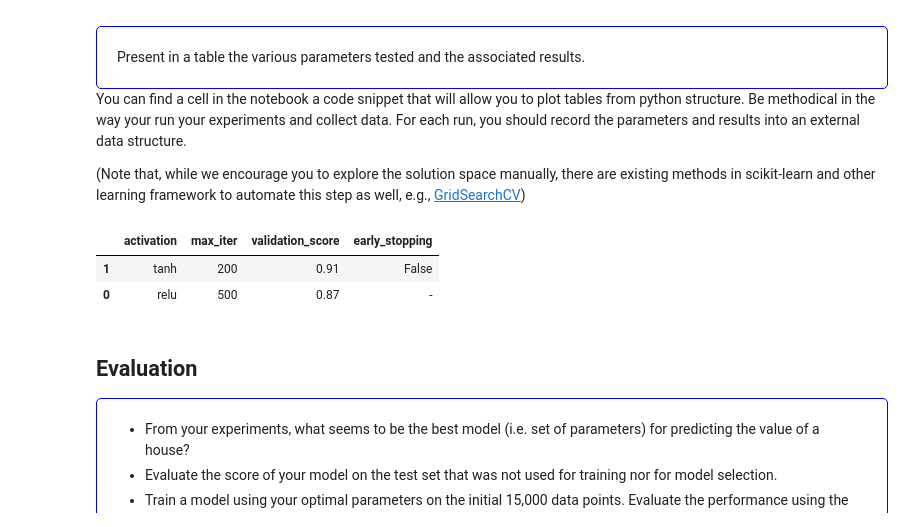
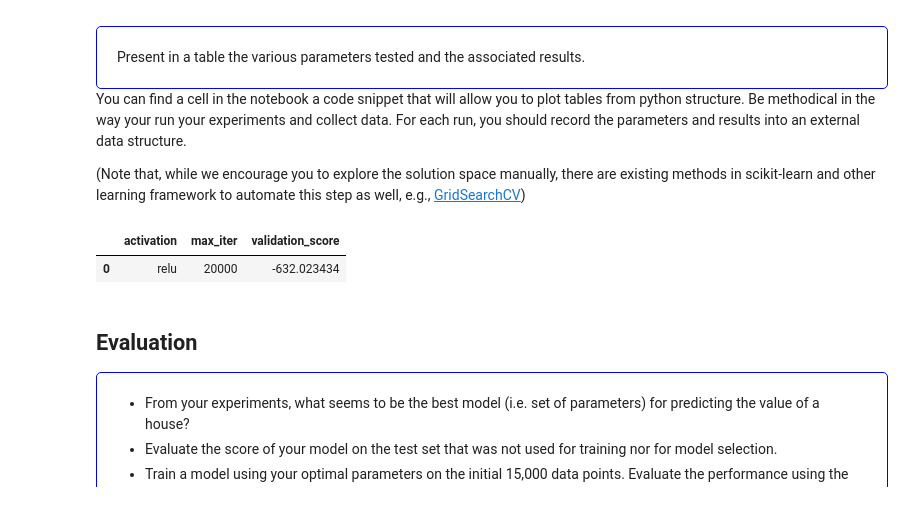
Before and after one commit to hilire31/machine-learning, a Jupyter notebook: mlp.ipynb, the cells around one changed output. Drawn from its saved outputs; the diff is of its cells as text; code cells hidden in the pictures.

Commit message:
adding memory for experiments

```diff
--- a/mlp.ipynb
+++ b/mlp.ipynb
@@ -261,0 +256,22 @@ In this part, we are only interested in maximizing the **train score**, i.e., ha
+# %%
+import json
+import os
+
+MEMORY_FILE = "memory.txt"
+
+def save_entry(entry: dict, file_path: str = MEMORY_FILE):
+    """Save a dictionary entry as a JSON line in the memory file."""
+    with open(file_path, "a") as f:
+        f.write(json.dumps(entry) + "\n")
+
+def load_entries(file_path: str = MEMORY_FILE):
+    """Load all dictionary entries from the memory file."""
+    if not os.path.exists(file_path):
+        return []
+
+    with open(file_path, "r") as f:
+        return [json.loads(line) for line in f if line.strip()]
+
+def clear_memory(file_path: str = MEMORY_FILE):
+    """Clear the memory file."""
+    open(file_path, "w").close()
@@ -293,19 +392,17 @@ Be methodical in the way your run your experiments and collect data. For each ru
 # %%
 # Code snippet to display a nice table in jupyter notebooks  (remove from report)
 import pandas as pd
 import numpy as np
-data = []
-data.append({'activation': 'relu', 'max_iter': '500', 'validation_score': 0.87})
-data.append({'activation': 'tanh', 'max_iter': '200', 'early_stopping': False, 'validation_score': 0.91})
+data = load_entries(MEMORY_FILE)
+
 
 table = pd.DataFrame.from_dict(data)
 table = table.replace(np.nan, '-')
 table = table.sort_values(by='validation_score', ascending=False)
 table
 # %% [output]
-|  | activation | max_iter | validation_score | early_stopping |
-| 1 | tanh | 200 | 0.91 | False |
-| 0 | relu | 500 | 0.87 | - |
+|  | activation | max_iter | validation_score |
+| 0 | relu | 20000 | -632.023434 |
 # %% [markdown]
 ## Evaluation
 <!-- Question Start -->
```
Also changed, not shown: parts of 13 cells of this notebook, 1 other file.
